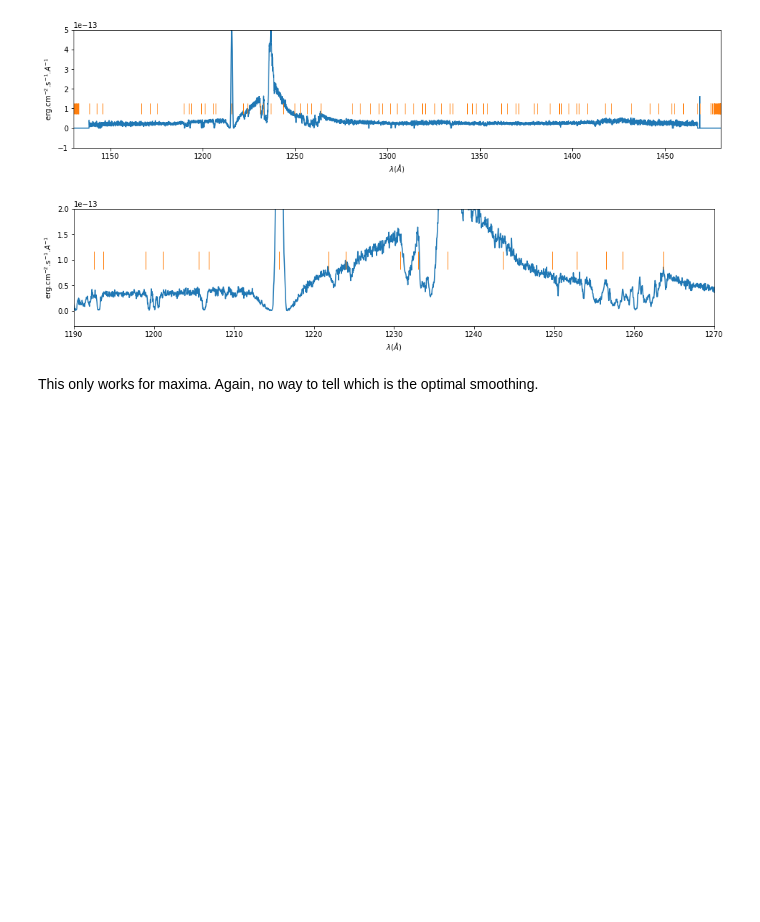
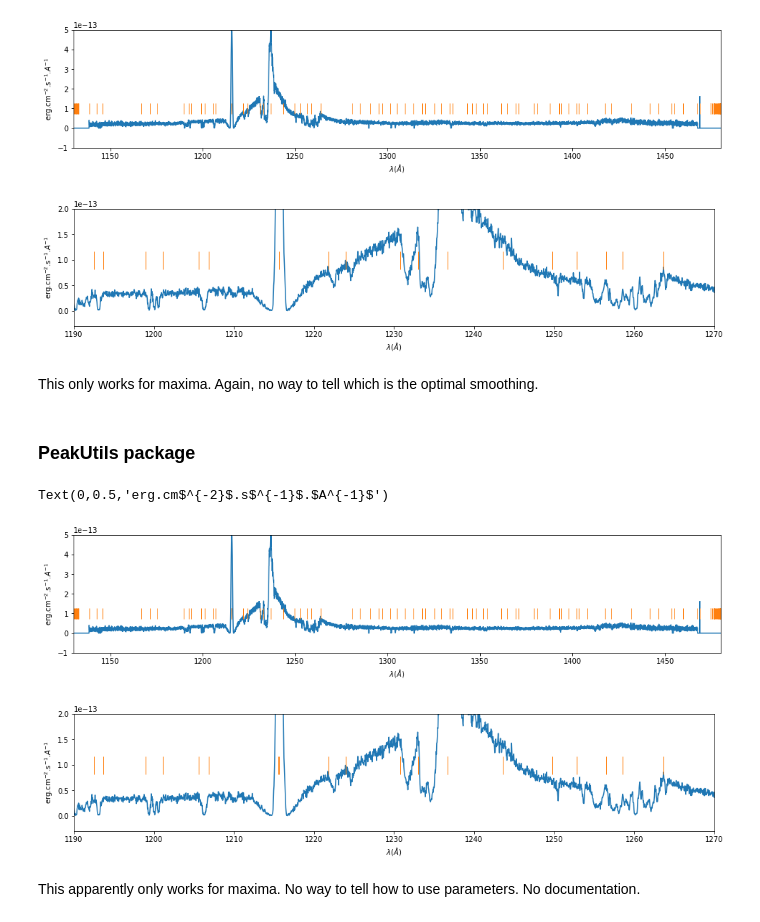
Before and after one commit to ibusko/experiments_specviz, a Jupyter notebook: experiment_feature_detection.ipynb, the cells around one changed output. Saved outputs shown, nothing was run; the diff lists cells and outputs as text; code cells hidden in the pictures; blank space fills up the shorter version.

```diff
--- a/experiment_feature_detection.ipynb
+++ b/experiment_feature_detection.ipynb
@@ -413,3 +413,31 @@ Text(0,0.5,'erg.cm$^{-2}$.s$^{-1}$.$A^{-1}$')
 [figure]
 # %% [markdown]
 This only works for maxima. Again, no way to tell which is the optimal smoothing.
+# %% [markdown]
+<h3>PeakUtils package</h3>
+# %%
+import peakutils
+
+peaks = peakutils.indexes(flux, thres=0.5, min_dist=100)
+
+markers[peaks] = 1.e-13
+
+plt.figure(figsize=SIZE)
+plt.plot(wave, flux)
+plt.plot(wave, markers, '|', markersize=15)
+plt.axis([xmin, xmax, -1.e-13, 5.e-13])
+plt.xlabel(x_label)
+plt.ylabel(y_label)
+
+plt.figure(figsize=SIZE)
+plt.plot(wave, flux)
+plt.plot(wave, markers, '|', markersize=25)
+plt.axis([1190., 1270., -0.3e-13, 2.e-13])
+plt.xlabel(x_label)
+plt.ylabel(y_label)
+# %% [output]
+Text(0,0.5,'erg.cm$^{-2}$.s$^{-1}$.$A^{-1}$')
+[figure, added]
+[figure, added]
+# %% [markdown]
+This apparently only works for maxima. No way to tell how to use parameters. No documentation.
```
